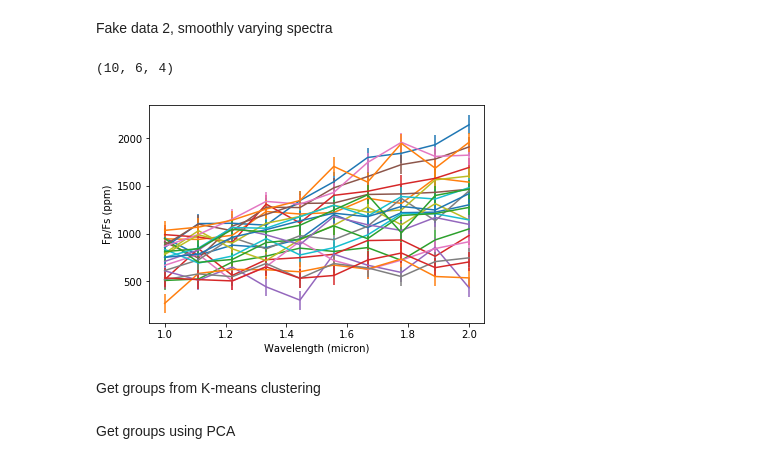
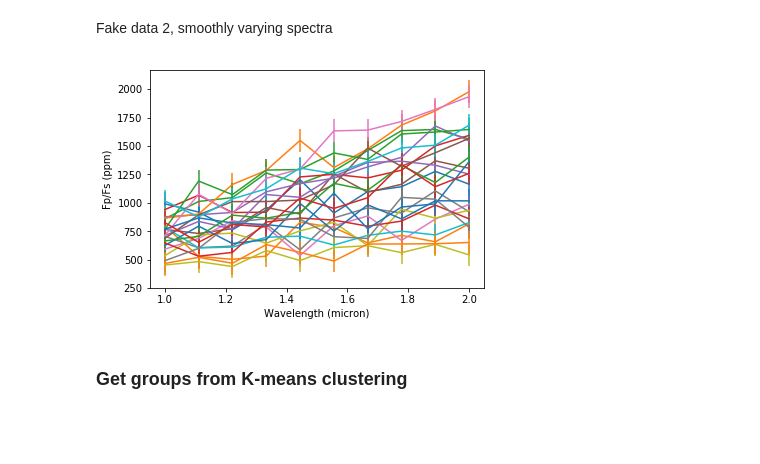
Before and after one commit to multidworlds/eigenspectra, a Jupyter notebook: master.ipynb, the cells around one changed output. Saved outputs shown, nothing was run; the diff lists cells and outputs as text; code cells hidden in the pictures; blank space fills up the shorter version.

```diff
--- a/master.ipynb
+++ b/master.ipynb
@@ -47,40 +47,27 @@ p.show()
 # %% [markdown]
 Fake data 2, smoothly varying spectra
 # %%
-lamdim = 10
-latdim = 6
-londim = 4
-ngroups = 2
-
-# dummy flux values
-waves = np.linspace(1,2,lamdim) # micron
-spec1 = np.linspace(1000,2000,lamdim) # in ppm
-spec2 = np.linspace(500,600,lamdim) # in ppm
 fp_grid2 = np.empty((lamdim,latdim,londim))
 for lat in range(latdim):
     for lon in range(londim):
         f = np.random.uniform(0,1)
         err = np.random.normal(0,100,lamdim)
         fp_grid2[:, lat, lon] = f*spec1 + (1-f)*spec2 + err
-print(fp_grid2.shape) # should be wave, lat, lon
 
 
 for lat in range(latdim):
     for lon in range(londim):
         spec = fp_grid2[:,lat,lon]
         err = 100 # ppm
         p.errorbar(waves, spec, err)
 p.ylabel('Fp/Fs (ppm)')
 p.xlabel('Wavelength (micron)')
 p.show()
 # %% [output]
-(10, 6, 4)
-[figure, old version]
+[figure, new version]
 # %% [markdown]
-Get groups from K-means clustering
+### Get groups from K-means clustering
 # %%
 kgroups = kmeans.kmeans(fp_grid, ngroups)
 
 kgroups2 = kmeans.kmeans(fp_grid2, ngroups)
-# %% [markdown]
-Get groups using PCA
```
Also changed, not shown: parts of 4 cells of this notebook.
